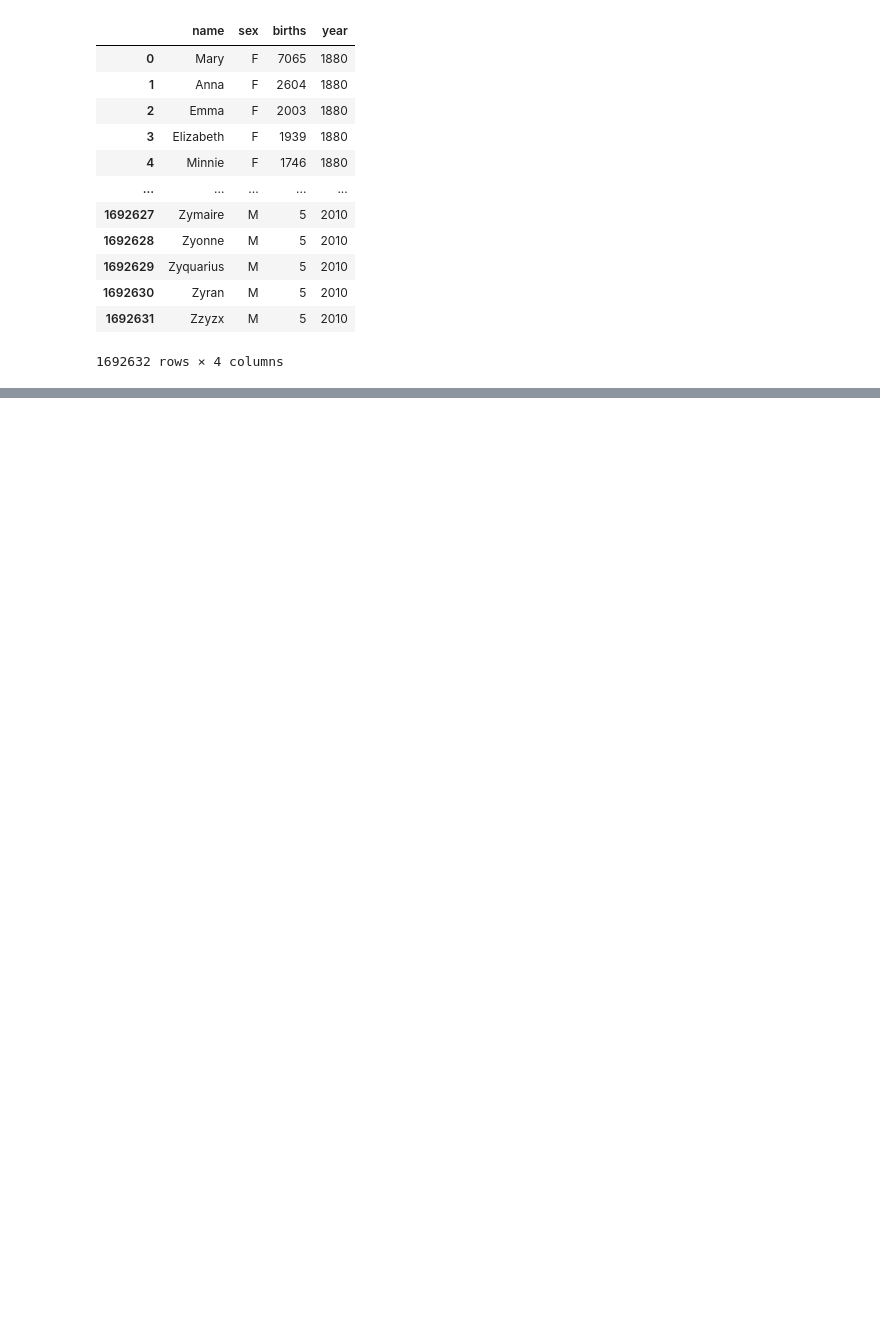
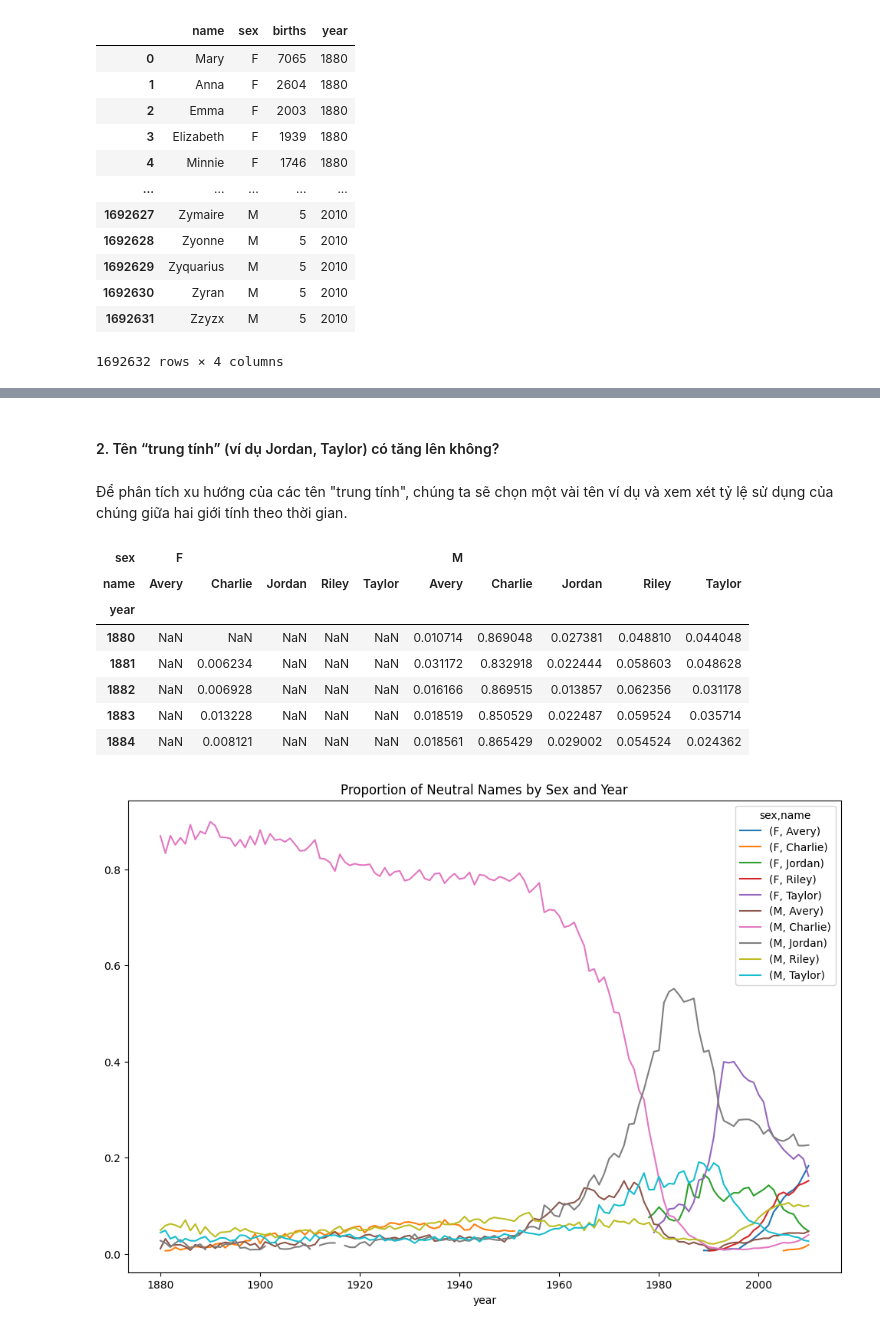
Before and after one commit to Mint0511/PTDL-25-26, a Jupyter notebook: Lab02/Lab02_Chapter-13_Data_Analysis_Examples.ipynb, the cells around one changed output, grey strips where cells are left out. Saved outputs shown, nothing was run; the diff lists cells and outputs as text; code cells hidden in the pictures; blank space fills up the shorter version.

```diff
--- a/Lab02/Lab02_Chapter-13_Data_Analysis_Examples.ipynb
+++ b/Lab02/Lab02_Chapter-13_Data_Analysis_Examples.ipynb
@@ -126,2 +162,0 @@ names
-# %%
-names = names.reset_index(drop=True)
@@ -383,0 +163,6 @@ plt.show()
+# %%
+def get_top1000(group):
+    return group.sort_values("births", ascending=False)[:1000]
+grouped = names.reset_index(drop=True).groupby(["year", "sex"])
+top1000 = grouped.apply(get_top1000)
+top1000.head()
@@ -383,0 +234,36 @@ plt.show()
+# %% [markdown]
+#### 2. Tên “trung tính” (ví dụ Jordan, Taylor) có tăng lên không?
+# %% [markdown]
+Để phân tích xu hướng của các tên "trung tính", chúng ta sẽ chọn một vài tên ví dụ và xem xét tỷ lệ sử dụng của chúng giữa hai giới tính theo thời gian.
+# %%
+# Chọn các tên "trung tính" để phân tích
+neutral_names = ["Jordan", "Taylor", "Riley", "Charlie", "Avery"]
+
+# Lọc dữ liệu cho các tên đã chọn từ top1000
+neutral_names_df = top1000[top1000["name"].isin(neutral_names)].reset_index(drop=True)
+
+# Tính tỷ lệ sử dụng của mỗi tên cho mỗi giới tính theo năm
+neutral_names_prop_table = neutral_names_df.pivot_table(
+    "births", index="year", columns=["sex", "name"], aggfunc="sum"
+)
+
+neutral_names_prop_table = neutral_names_prop_table.div(
+    neutral_names_prop_table.sum(axis="columns"), axis="index"
+)
+
+# Hiển thị 5 hàng đầu tiên của bảng tỷ lệ
+display(neutral_names_prop_table.head())
+
+# Vẽ biểu đồ thể hiện tỷ lệ sử dụng của các tên "trung tính" theo giới tính và năm
+neutral_names_prop_table.plot(title="Proportion of Neutral Names by Sex and Year", figsize=(12, 8))
+plt.show()
+# %% [output]
+| sex | F |  |  |  |  | M |  |  |  |  |
+| name | Avery | Charlie | Jordan | Riley | Taylor | Avery | Charlie | Jordan | Riley | Taylor |
+| year |  |  |  |  |  |  |  |  |  |  |
+| 1880 | NaN | NaN | NaN | NaN | NaN | 0.010714 | 0.869048 | 0.027381 | 0.048810 | 0.044048 |
+| 1881 | NaN | 0.006234 | NaN | NaN | NaN | 0.031172 | 0.832918 | 0.022444 | 0.058603 | 0.048628 |
+| 1882 | NaN | 0.006928 | NaN | NaN | NaN | 0.016166 | 0.869515 | 0.013857 | 0.062356 | 0.031178 |
+| 1883 | NaN | 0.013228 | NaN | NaN | NaN | 0.018519 | 0.850529 | 0.022487 | 0.059524 | 0.035714 |
+| 1884 | NaN | 0.008121 | NaN | NaN | NaN | 0.018561 | 0.865429 | 0.029002 | 0.054524 | 0.024362 |
+[figure, added]
```
Also changed, not shown: parts of 79 cells of this notebook.
